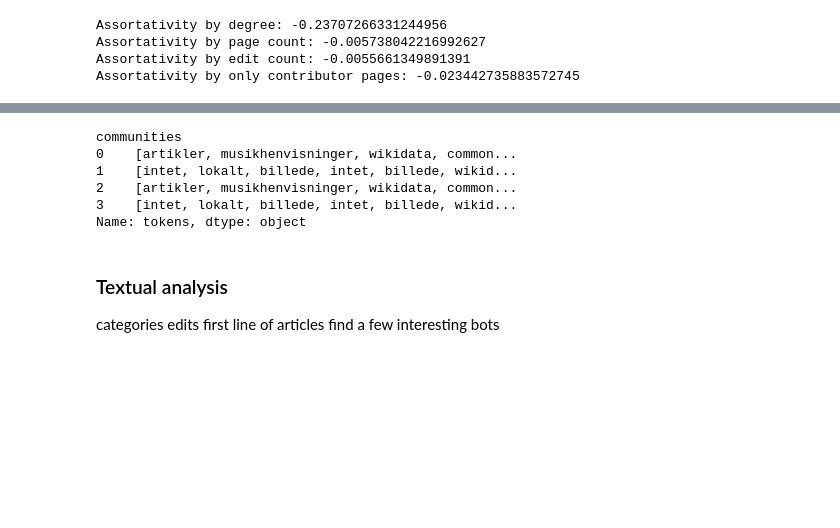
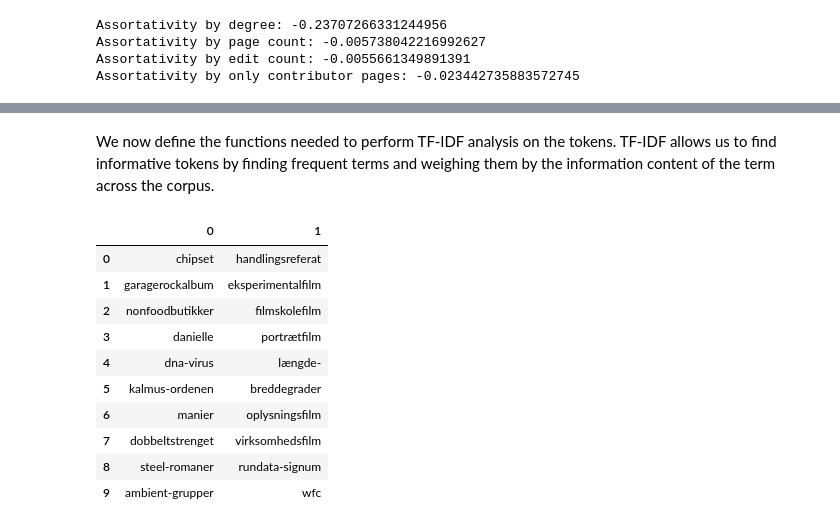
Before and after one commit to CSS-project-02467/CSS_Project, a Jupyter notebook: wikipedia.ipynb, the cells around one changed output, grey strips where cells are left out. Cells and saved outputs as stored; diff of their text form; code cells hidden in the pictures; blank space fills up the shorter version.

```diff
--- a/wikipedia.ipynb
+++ b/wikipedia.ipynb
@@ -185,4 +238,16 @@ Name: Luckas-bot, centrality: 0.08171179473957559
 # %%
-partition = community_louvain.best_partition(G)
+# get most likely partition
+partition = community_louvain.best_partition(G, weight='n_pages')
+def communities_of_page(bots):
+    communities = []
+    for bot in bots:
+        try:
+            communities.append(partition[bot])
+        except KeyError:
+            pass
+    return list(set(communities))
+
 n_communities = max(partition.values()) + 1
-n_communities
+bots_dataframe['community'] = bots_dataframe['name'].apply(lambda name: partition[name])
+pages_dataframe['communities'] = pages_dataframe['bots'].apply(communities_of_page)
+print(f'Number of communities: {n_communities}')
@@ -232,10 +260,18 @@ pages_dataframe
 # %%
-stop_words = set(stopwords.words('danish'))
+# Function to tokenize category lists.
 def tokenize_category_list(category_list, exclude_stop=True):
+    # Adding stop words based on observations of superflous terms
+    stop_words_category = stop_words | {'wikipedia','wikidata'}
     text = ' '.join(category_list)
     text = text.lower()
+    # Filtering out numbers and other characters
     text = ''.join([char for char in text if (char.isalpha() or char in ' -')])
     tokens = word_tokenize(text)
+    # Exclude stop words
     if exclude_stop:
-        return [token for token in tokens if not token in stop_words]
+        return [token for token in tokens if not token in stop_words_category]
     return tokens
+
+pages_dataframe['tokens'] = pages_dataframe['categories'].apply(tokenize_category_list)
+# Generating the corpus based on communities
+corpus = pages_dataframe[['communities','tokens']].explode('communities').groupby('communities')['tokens'].apply(lambda x: list(chain(*x)))
@@ -259,13 +278,5 @@ pages_dataframe
-# %%
-corpus = pages_dataframe[['communities','tokens']].explode('communities').groupby('communities')['tokens'].apply(lambda x: list(chain(*x)))
-corpus
-# %% [output]
-communities
-0    [artikler, musikhenvisninger, wikidata, common...
-1    [intet, lokalt, billede, intet, billede, wikid...
-2    [artikler, musikhenvisninger, wikidata, common...
-3    [intet, lokalt, billede, intet, billede, wikid...
-Name: tokens, dtype: object
+# %% [markdown]
+We now define the functions needed to perform TF-IDF analysis on the tokens. TF-IDF allows us to find informative tokens by finding frequent terms and weighing them by the information content of the term across the corpus.
 # %%
 # Returns top k terms as defined by TF-IDF
 def top_k_terms_TF_IDF(tokens, k, IDF_dict):
@@ -293,11 +304,17 @@ def IDF(corpus):
     return {term: np.log(N / count) for term, count in IDF_dict.items()}
 # %%
 IDF_dict = IDF(corpus)
-TFIDF_df = pd.DataFrame(data={c: top_k_terms_TF_IDF(corpus[c], 10, IDF_dict) for c in range(4)})
+TFIDF_df = pd.DataFrame(data={c: top_k_terms_TF_IDF(corpus[c], 10, IDF_dict) for c in range(2)})
 TFIDF_df
+# %% [output]
+|  | 0 | 1 |
+| 0 | chipset | handlingsreferat |
+| 1 | garagerockalbum | eksperimentalfilm |
+| 2 | nonfoodbutikker | filmskolefilm |
+| 3 | danielle | portrætfilm |
+| 4 | dna-virus | længde- |
+| 5 | kalmus-ordenen | breddegrader |
+| 6 | manier | oplysningsfilm |
+| 7 | dobbeltstrenget | virksomhedsfilm |
+| 8 | steel-romaner | rundata-signum |
+| 9 | ambient-grupper | wfc |
-# %% [markdown]
-### Textual analysis
-categories
-edits
-first line of articles
-find a few interesting bots
```
Also changed, not shown: parts of 53 cells of this notebook, 3 other files.
